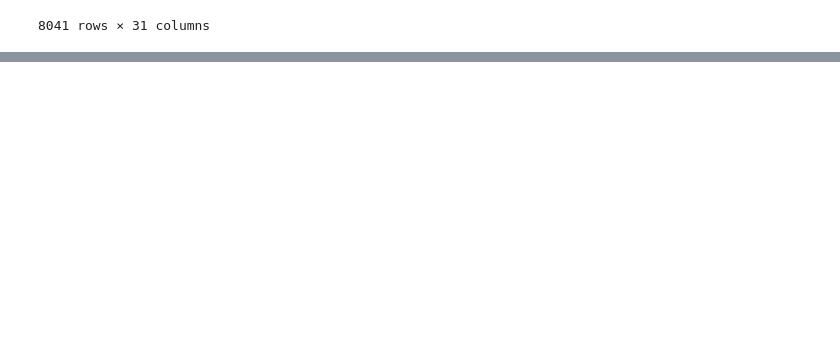
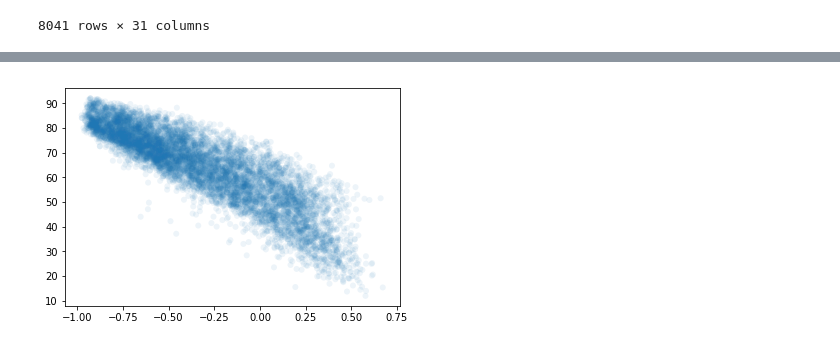
Before and after one commit to cnehrkorn/CaliVoting, a Jupyter notebook: project_demo.ipynb, the cells around one changed output, grey strips where cells are left out. Cells and saved outputs as stored; diff of their text form; code cells hidden in the pictures; blank space fills up the shorter version.

Commit message:
starting to make tract-level scatter plots

```diff
--- a/project_demo.ipynb
+++ b/project_demo.ipynb
@@ -189,0 +270,3 @@ gdf_merge_census
+# %%
+gdf_merge_census_swdb = pd.merge(gdf_merge_census,df_swdb,left_on='GEOID',right_index=True,how='inner')
+gdf_merge_census_swdb
@@ -200,0 +304,4 @@ m.save('test.html')
+# %%
+# prepare some predictor variables
+gdf_merge_census_swdb = gdf_merge_census_swdb.assign(RD_asymm = lambda x: (x.REP - x.DEM)/(x.REP + x.DEM) )
+gdf_merge_census_swdb = gdf_merge_census_swdb.assign(dp_pop_density = lambda x: x.dp_pop_voting_age / x.ALAND)
@@ -200,0 +321,18 @@ m.save('test.html')
+# %%
+x=gdf_merge_census_swdb.dropna(axis=0,how='any')['RD_asymm']
+y=gdf_merge_census_swdb.dropna(axis=0,how='any')['PR_63_Y_PCT']
+
+# # Calculate the point density
+# xy = np.vstack([x,y])
+# z = gaussian_kde(xy)(xy)
+
+# # Sort the points by density, so that the densest points are plotted last
+# idx = z.argsort()
+# x, y, z = x[idx], y[idx], z[idx]
+
+fig, ax = plt.subplots()
+#ax.scatter(x, y, c=z, s=50, edgecolor='', cmap='Blues')
+ax.scatter(x, y,edgecolor='', alpha=.08)
+plt.show()
+# %% [output]
+[figure, added]
```
Also changed, not shown: parts of 10 cells of this notebook, 2 other files.
